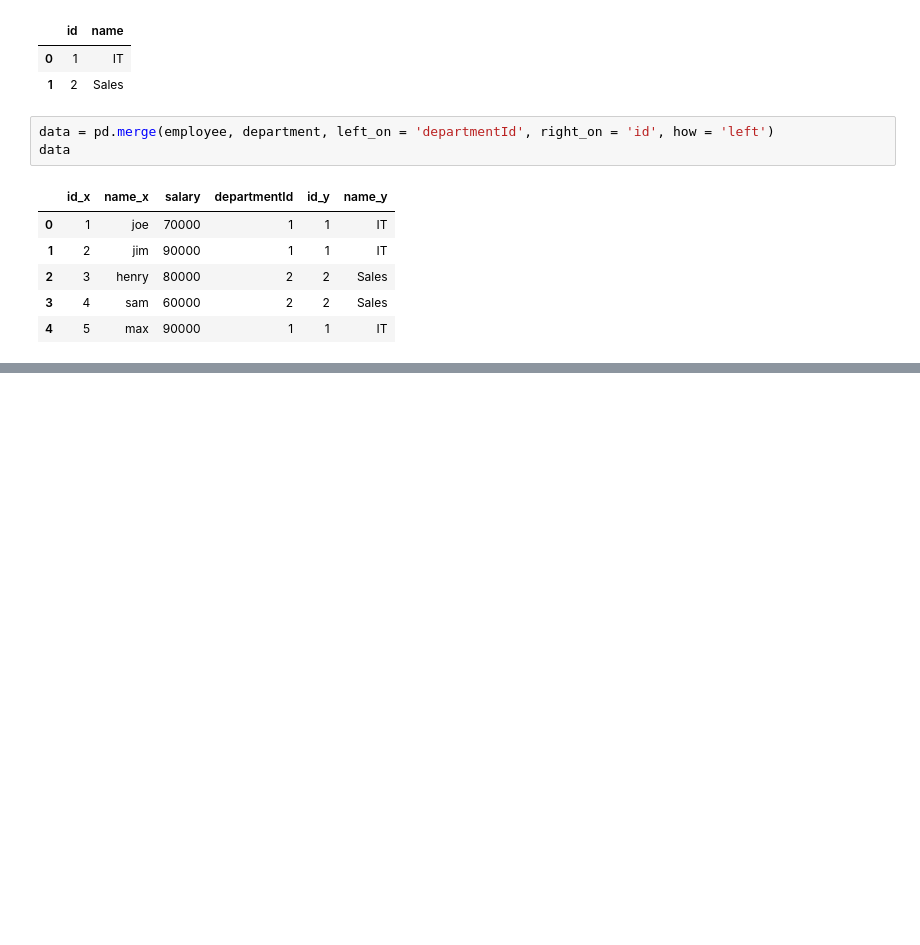
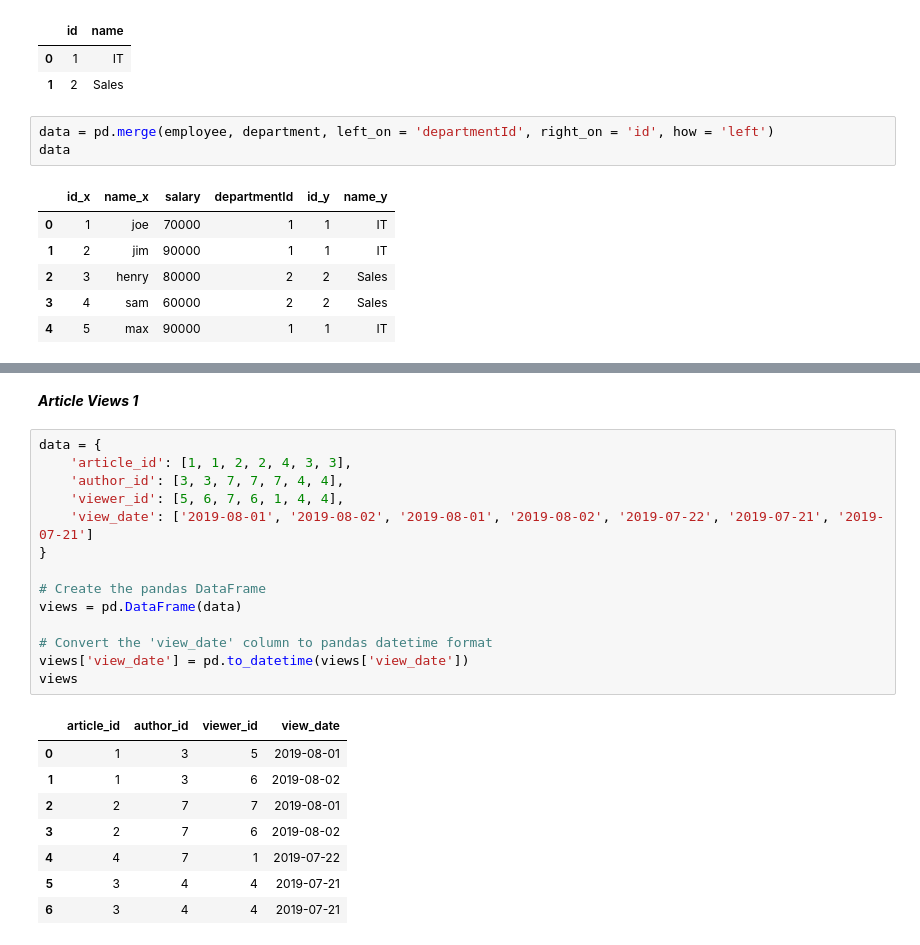
Before and after one commit to omprakashselvaraj/Pandas-Exercise, a Jupyter notebook: Pandas_Exercise.ipynb, the cells around one changed output, grey strips where cells are left out. Saved outputs shown, nothing was run; the diff lists cells and outputs as text; blank space fills up the shorter version.

```diff
--- a/Pandas_Exercise.ipynb
+++ b/Pandas_Exercise.ipynb
@@ -180,0 +361,25 @@ data.groupby('name_y').agg({'salary':['max']}).rename_axis()
+# %% [markdown]
+***Article Views 1***
+# %%
+data = {
+    'article_id': [1, 1, 2, 2, 4, 3, 3],
+    'author_id': [3, 3, 7, 7, 7, 4, 4],
+    'viewer_id': [5, 6, 7, 6, 1, 4, 4],
+    'view_date': ['2019-08-01', '2019-08-02', '2019-08-01', '2019-08-02', '2019-07-22', '2019-07-21', '2019-07-21']
+}
+
+# Create the pandas DataFrame
+views = pd.DataFrame(data)
+
+# Convert the 'view_date' column to pandas datetime format
+views['view_date'] = pd.to_datetime(views['view_date'])
+views
+# %% [output]
+|  | article_id | author_id | viewer_id | view_date |
+| 0 | 1 | 3 | 5 | 2019-08-01 |
+| 1 | 1 | 3 | 6 | 2019-08-02 |
+| 2 | 2 | 7 | 7 | 2019-08-01 |
+| 3 | 2 | 7 | 6 | 2019-08-02 |
+| 4 | 4 | 7 | 1 | 2019-07-22 |
+| 5 | 3 | 4 | 4 | 2019-07-21 |
+| 6 | 3 | 4 | 4 | 2019-07-21 |
```
Also changed, not shown: parts of 28 cells of this notebook.
